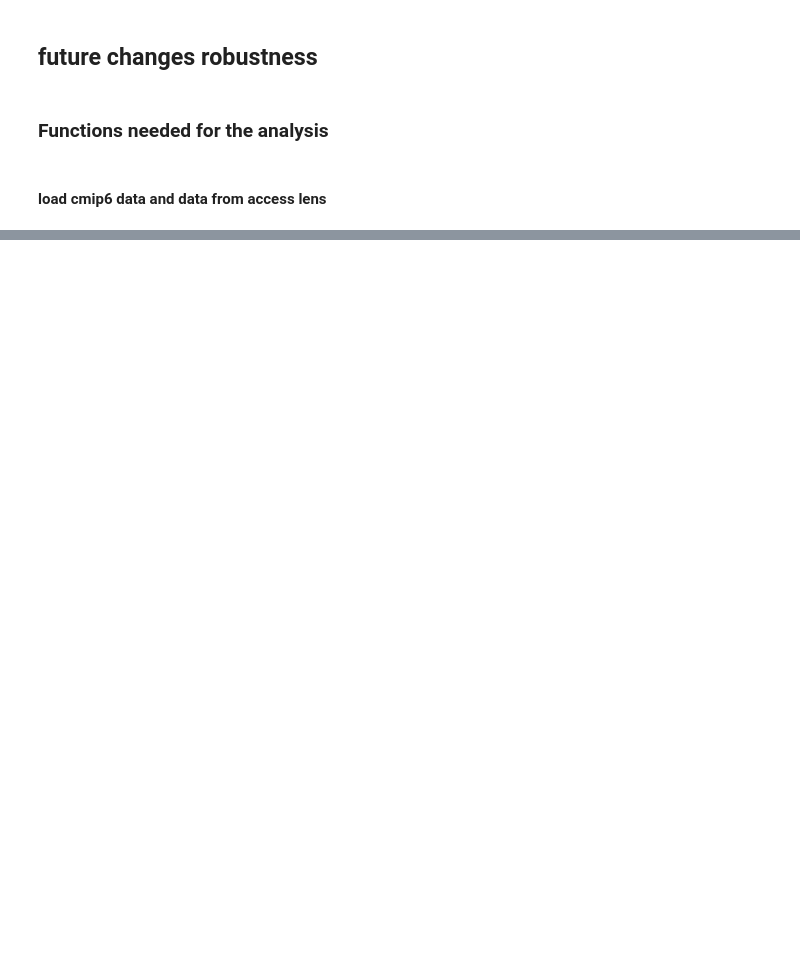
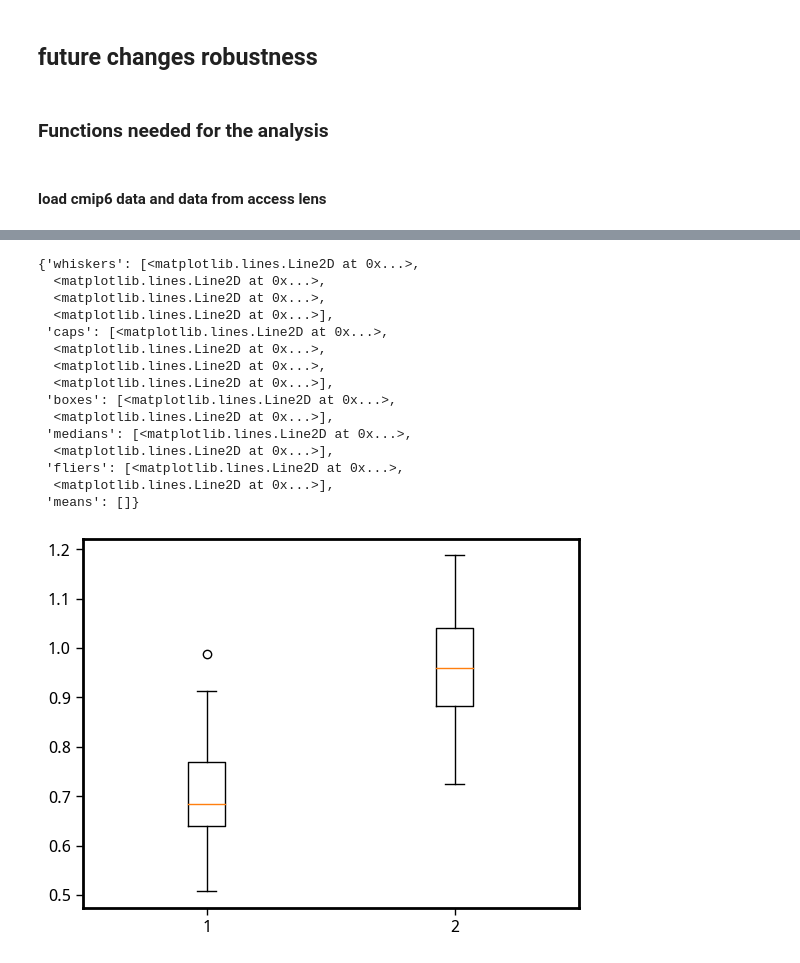
Before and after one commit to adisen99/enso_teleconnection_robustness, a Jupyter notebook: 02_future_robustness.ipynb, the cells around one changed output, grey strips where cells are left out. Drawn from its saved outputs; the diff is of its cells as text; code cells hidden in the pictures; blank space fills up the shorter version.

Commit message:
checkpoint: updates on both parts, added temperature analysis

```diff
--- a/02_future_robustness.ipynb
+++ b/02_future_robustness.ipynb
@@ -129,0 +110,6 @@ pr_access_ssp1 = (xr.open_dataset('/g/data/ob22/as8561/data/enso_trans_stable/ss
+# %%
+ts_access_s5 = xr.open_dataset('/g/data/ob22/as8561/data/enso_trans_stable/sst_grad_res/lens/ACCESS-ESM1-5_ssp5_ts.nc').ts
+pr_access_s5 = (xr.open_dataset('/g/data/ob22/as8561/data/enso_trans_stable/sst_grad_res/lens/ACCESS-ESM1-5_ssp5_pr.nc').pr*86400*30)
+# %%
+ts_access_s2 = xr.open_dataset('/g/data/ob22/as8561/data/enso_trans_stable/sst_grad_res/lens/ACCESS-ESM1-5_ssp2_ts.nc').ts
+pr_access_s2 = (xr.open_dataset('/g/data/ob22/as8561/data/enso_trans_stable/sst_grad_res/lens/ACCESS-ESM1-5_ssp2_pr.nc').pr*86400*30)
@@ -130,9 +124,12 @@ pr_access_ssp1 = (xr.open_dataset('/g/data/ob22/as8561/data/enso_trans_stable/ss
 # %%
-weights_model = np.cos(np.deg2rad(ts_cmip_ssp5.lat))
+weights_model = np.cos(np.deg2rad(ts_cmip_s5.lat))
 
-ts_cmip_ssp5_anom = funcs.calc_anom(ts_cmip_ssp5, ts_cmip_ssp5.sel(time = slice('1960', '1990')))
-nino34_ssp5_cmip = funcs.detrend_separate_check(ts_cmip_ssp5_anom.sel(lat = slice(-5, 5), lon = slice(-170+360, -120+360)).weighted(weights_model).mean(('lat', 'lon')), dim='time', period=15)
+# ts_cmip_anom = funcs.calc_anom(ts_cmip, ts_cmip.sel(time = slice('1960', '1990')))
+with ProgressBar():
+    nino34_cmip_s5 = funcs.detrend_separate_check(ts_cmip_s5.sel(time = slice('1850', '2100')).sel(lat = slice(-5, 5), lon = slice(-170+360, -120+360)).weighted(weights_model).mean(('lat', 'lon')), dim='time', period=15).load()
 # %%
-ts_access_ssp5_anom = funcs.calc_anom(ts_access_ssp5, ts_access_ssp5.sel(time = slice('1960', '1990')))
-nino34_access_ssp5 = funcs.detrend_separate_check(ts_access_ssp5_anom.sel(lat = slice(-5, 5), lon = slice(-170+360, -120+360)).weighted(weights_model).mean(('lat', 'lon')), dim='time', period=15)
+# ts_access_anom = funcs.calc_anom(ts_access, ts_access.sel(time = slice('1960', '1990')))
+with ProgressBar():
+    nino34_access_s5 = funcs.detrend_separate_check(ts_access_s5.sel(time = slice('1850', '2100')).sel(lat = slice(-5, 5), lon = slice(-170+360, -120+360)).weighted(weights_model).mean(('lat', 'lon')), dim='time', period=15).load()
+    nino34_access_s2 = funcs.detrend_separate_check(ts_access_s2.sel(time = slice('1850', '2100')).sel(lat = slice(-5, 5), lon = slice(-170+360, -120+360)).weighted(weights_model).mean(('lat', 'lon')), dim='time', period=15).load()
 # %%
@@ -239,0 +250,21 @@ array([-2.03177259e+01,  2.19750391e+01,  1.51597814e+00, -4.06988679e+00,
+# %%
+plt.boxplot([nino34_access_s2.sel(time = slice('2070', '2100')).std('time'),
+             nino34_access_s5.sel(time = slice('2070', '2100')).std('time'),
+            ])
+# %% [output]
+{'whiskers': [<matplotlib.lines.Line2D at 0x...>,
+  <matplotlib.lines.Line2D at 0x...>,
+  <matplotlib.lines.Line2D at 0x...>,
+  <matplotlib.lines.Line2D at 0x...>],
+ 'caps': [<matplotlib.lines.Line2D at 0x...>,
+  <matplotlib.lines.Line2D at 0x...>,
+  <matplotlib.lines.Line2D at 0x...>,
+  <matplotlib.lines.Line2D at 0x...>],
+ 'boxes': [<matplotlib.lines.Line2D at 0x...>,
+  <matplotlib.lines.Line2D at 0x...>],
+ 'medians': [<matplotlib.lines.Line2D at 0x...>,
+  <matplotlib.lines.Line2D at 0x...>],
+ 'fliers': [<matplotlib.lines.Line2D at 0x...>,
+  <matplotlib.lines.Line2D at 0x...>],
+ 'means': []}
+[figure, added]
```
Also changed, not shown: parts of 63 cells of this notebook, 1 other file.
